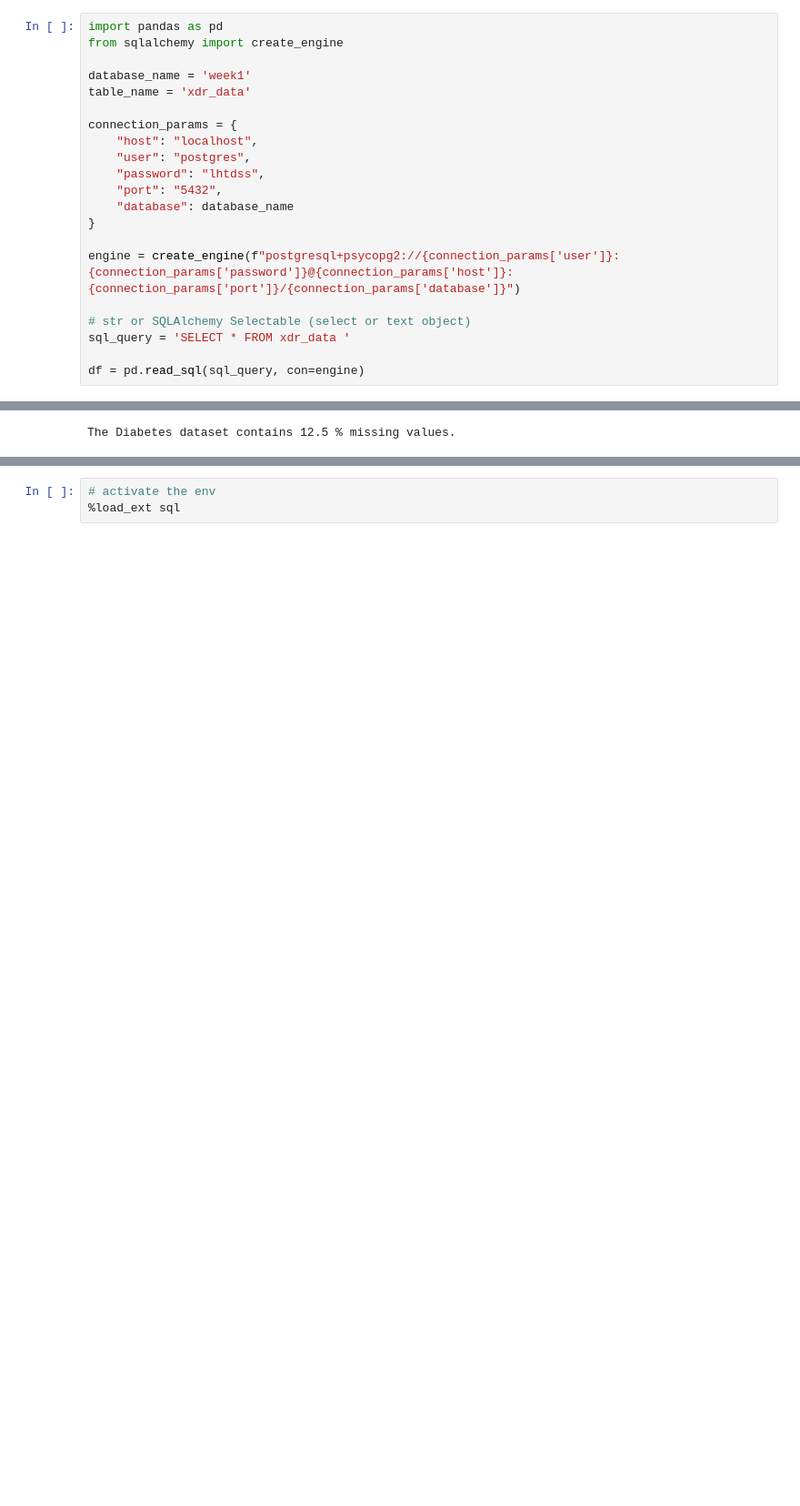
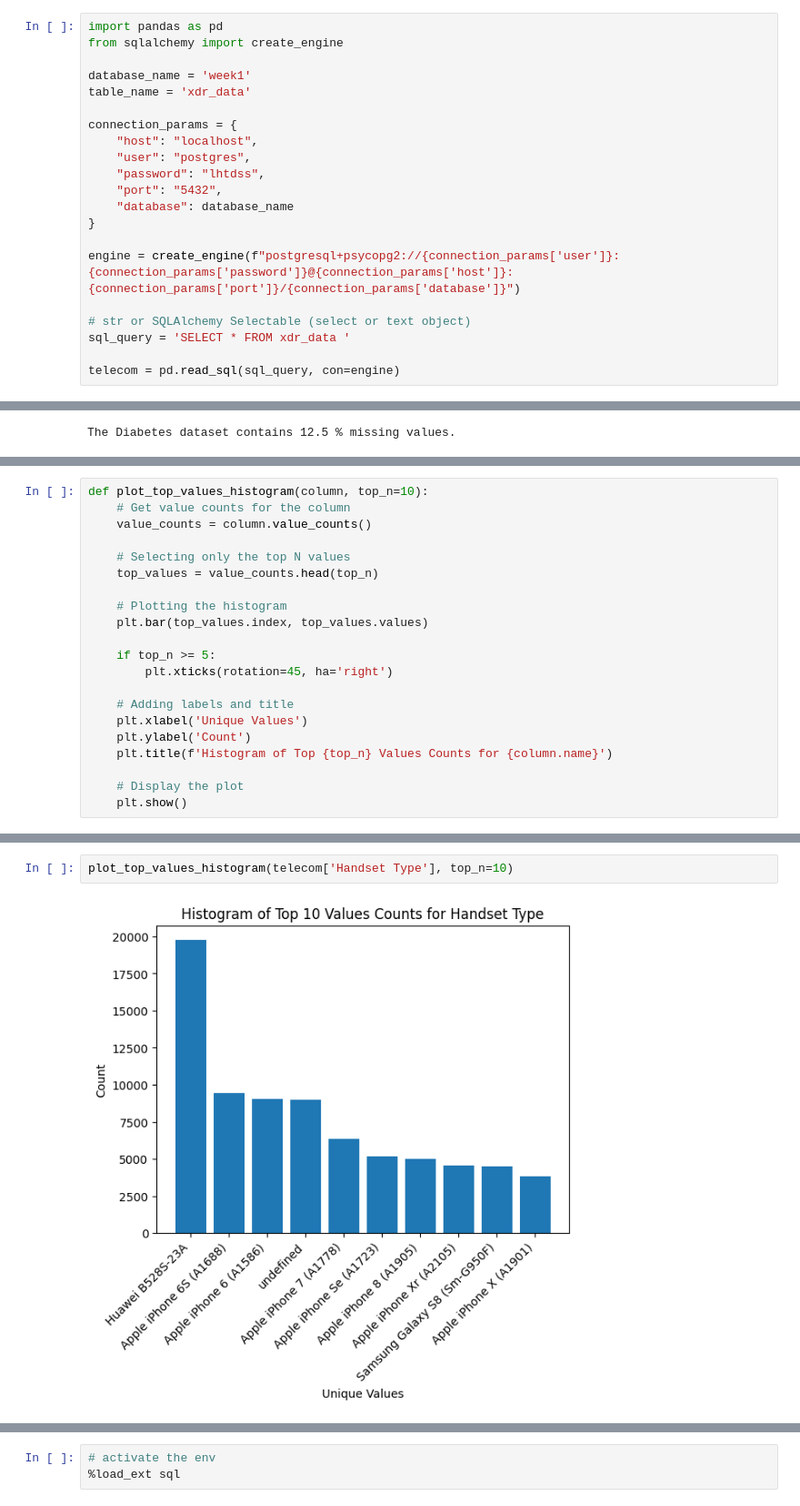
Before and after one commit to AB-y1/telecom, a Jupyter notebook: data_explroreation.ipynb, the cells around one changed output, grey strips where cells are left out. Shown at 91% size. Drawn from its saved outputs; the diff is of its cells as text; blank space fills up the shorter version.

```diff
--- a/data_explroreation.ipynb
+++ b/data_explroreation.ipynb
@@ -89,5 +23,5 @@ engine = create_engine(f"postgresql+psycopg2://{connection_params['user']}:{conn
 # str or SQLAlchemy Selectable (select or text object)
 sql_query = 'SELECT * FROM xdr_data '
 
-df = pd.read_sql(sql_query, con=engine)
+telecom = pd.read_sql(sql_query, con=engine)
 # %%
@@ -168,0 +231,21 @@ dtype: int64
+# %%
+def plot_top_values_histogram(column, top_n=10):
+    # Get value counts for the column
+    value_counts = column.value_counts()
+
+    # Selecting only the top N values
+    top_values = value_counts.head(top_n)
+
+    # Plotting the histogram
+    plt.bar(top_values.index, top_values.values)
+
+    if top_n >= 5:
+        plt.xticks(rotation=45, ha='right')
+
+    # Adding labels and title
+    plt.xlabel('Unique Values')
+    plt.ylabel('Count')
+    plt.title(f'Histogram of Top {top_n} Values Counts for {column.name}')
+
+    # Display the plot
+    plt.show()
@@ -168,0 +278,4 @@ dtype: int64
+# %%
+plot_top_values_histogram(telecom['Handset Type'], top_n=10)
+# %% [output]
+[figure, added]
```
Also changed, not shown: parts of 23 cells of this notebook, 1 other file.
